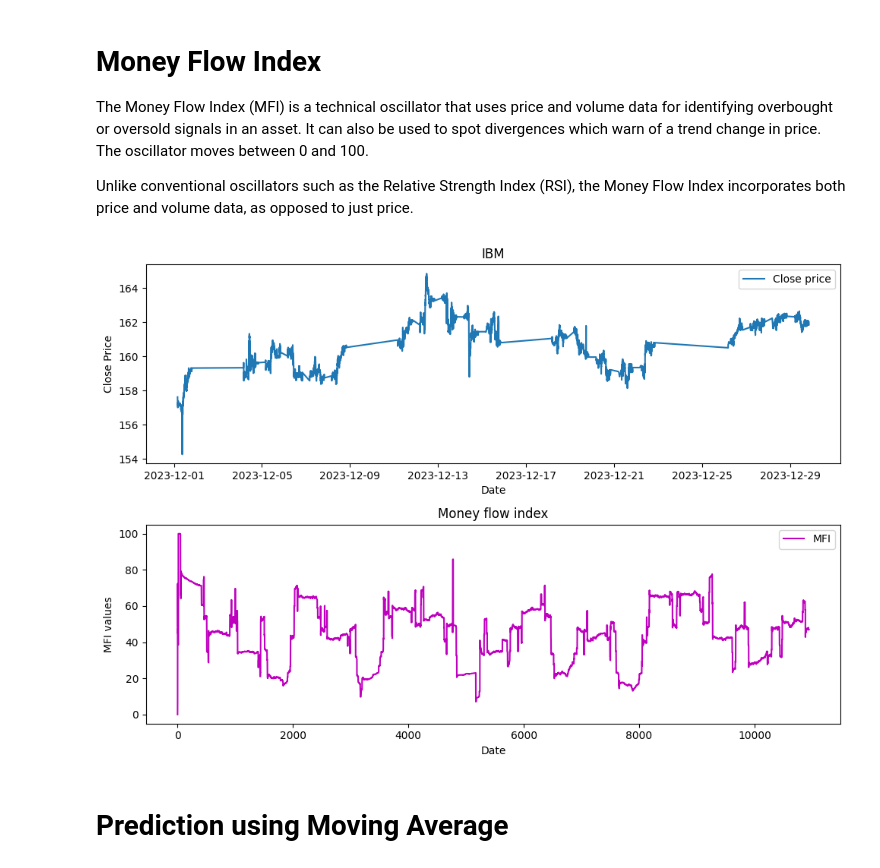
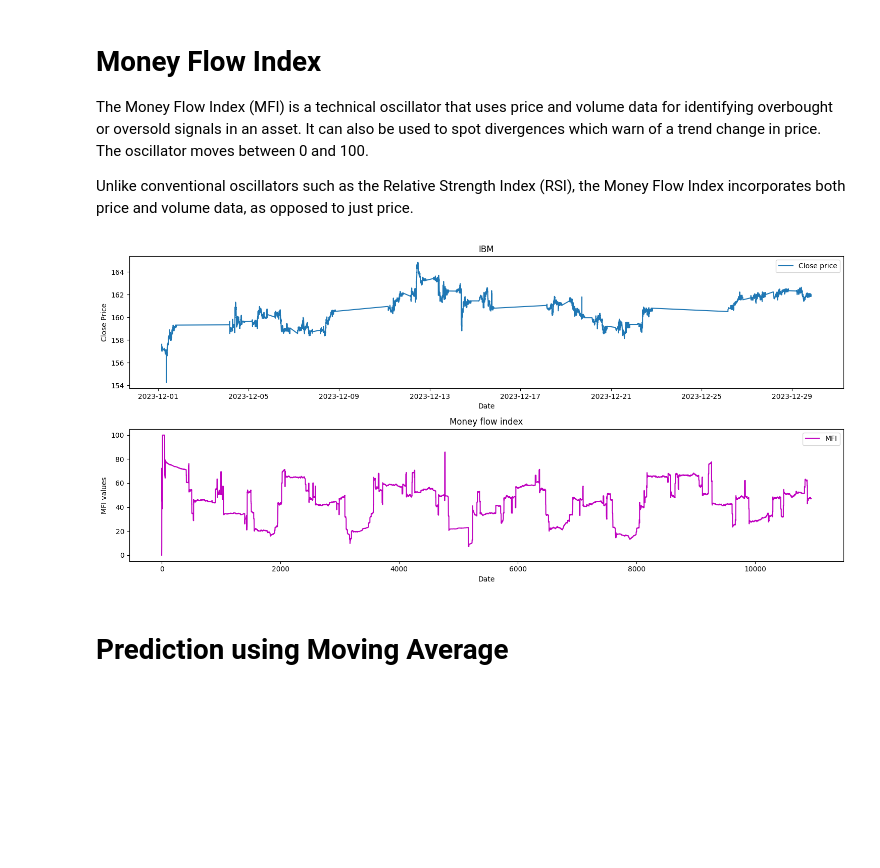
Before and after one commit to KarmanyaGupta1421/Compfinance, a Jupyter notebook: comp_finance.ipynb, the cells around one changed output. Drawn from its saved outputs; the diff is of its cells as text; code cells hidden in the pictures; blank space fills up the shorter version.

```diff
--- a/comp_finance.ipynb
+++ b/comp_finance.ipynb
@@ -115,38 +115,38 @@ def MFI(high, low, close, volume, n=14):
 # %%
 mfi = MFI(df['High'], df['Low'], df['Close'], df['Volume'], 400)
 
-fig = plt.figure(figsize=(10, 7))
+fig = plt.figure(figsize=(15, 7))
 
 # Define position of 1st subplot
 ax = fig.add_subplot(2, 1, 1)
 
 # Set the title and axis labels
 plt.title('IBM')
 plt.xlabel('Date')
 plt.ylabel('Close Price')
 
 plt.plot(df['Close'], label='Close price')
 
 # Add a legend to the axis
 plt.legend()
 
 # Define position of 2nd subplot
 bx = fig.add_subplot(2, 1, 2)
 
 # Set the title and axis labels
 plt.title('Money flow index')
 plt.xlabel('Date')
 plt.ylabel('MFI values')
 
 plt.plot(mfi, 'm', label='MFI')
 
 # Add a legend to the axis
 plt.legend()
 
 plt.tight_layout()
 plt.show()
 # %% [output]
-[figure, old version]
+[figure, new version]
 # %% [markdown]
 # Prediction using Moving Average
 # %%
```
Also changed, not shown: parts of 9 cells of this notebook.
